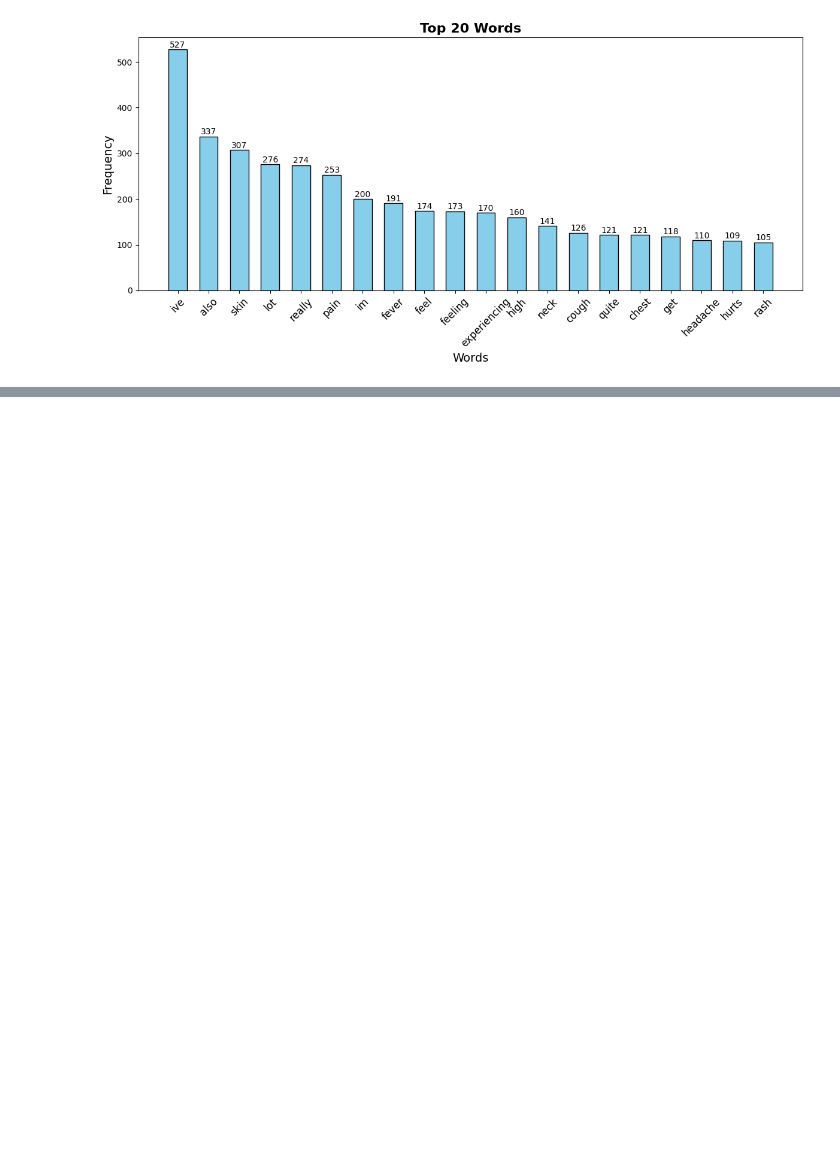
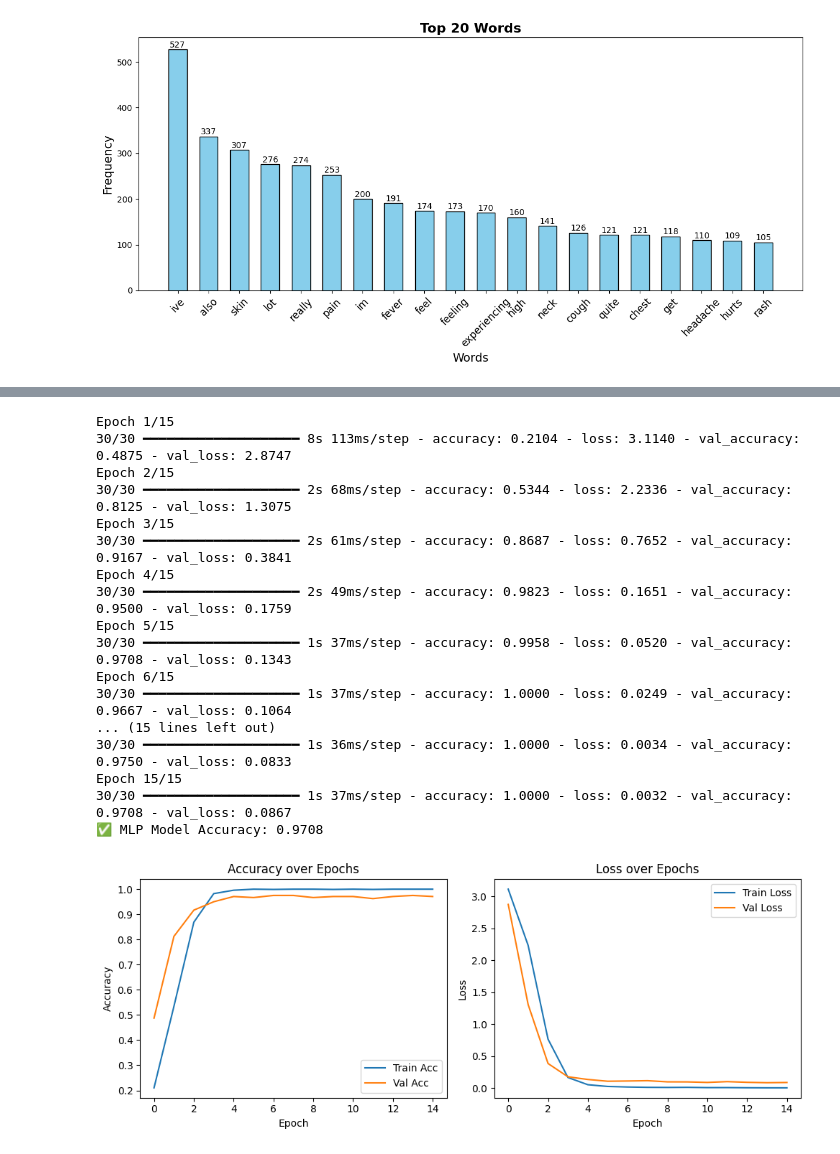
Before and after one commit to The9coder/dl-public-health-chatbot, a Jupyter notebook: eda_pipeline.ipynb, the cells around one changed output, grey strips where cells are left out. Saved outputs shown, nothing was run; the diff lists cells and outputs as text; code cells hidden in the pictures; blank space fills up the shorter version.

```diff
--- a/eda_pipeline.ipynb
+++ b/eda_pipeline.ipynb
@@ -163,0 +453,80 @@ plt.show()
+# %%
+import tensorflow as tf
+from tensorflow.keras.models import Sequential
+from tensorflow.keras.layers import Dense, Dropout
+from tensorflow.keras.utils import to_categorical
+import matplotlib.pyplot as plt
+
+# Encode labels as integers then one-hot
+from sklearn.preprocessing import LabelEncoder
+encoder = LabelEncoder()
+y_train_enc = encoder.fit_transform(y_train)
+y_test_enc = encoder.transform(y_test)
+
+y_train_cat = to_categorical(y_train_enc)
+y_test_cat = to_categorical(y_test_enc)
+
+# Build MLP model
+mlp_model = Sequential([
+    Dense(512, activation='relu', input_shape=(X_train_tfidf.shape[1],)),
+    Dropout(0.4),
+    Dense(256, activation='relu'),
+    Dropout(0.3),
+    Dense(128, activation='relu'),
+    Dropout(0.2),
+    Dense(y_train_cat.shape[1], activation='softmax')
+])
+
+# Compile
+mlp_model.compile(optimizer='adam',
+                  loss='categorical_crossentropy',
+                  metrics=['accuracy'])
+
+# Train
+history = mlp_model.fit(X_train_tfidf.toarray(), y_train_cat,
+                        validation_data=(X_test_tfidf.toarray(), y_test_cat),
+                        epochs=15, batch_size=32, verbose=1)
+
+# Evaluate
+loss, acc = mlp_model.evaluate(X_test_tfidf.toarray(), y_test_cat, verbose=0)
+print(f"✅ MLP Model Accuracy: {acc:.4f}")
+
+# Plot training curves
+plt.figure(figsize=(10,4))
+plt.subplot(1,2,1)
+plt.plot(history.history['accuracy'], label='Train Acc')
+plt.plot(history.history['val_accuracy'], label='Val Acc')
+plt.title('Accuracy over Epochs')
+plt.xlabel('Epoch')
+plt.ylabel('Accuracy')
+plt.legend()
+
+plt.subplot(1,2,2)
+plt.plot(history.history['loss'], label='Train Loss')
+plt.plot(history.history['val_loss'], label='Val Loss')
+plt.title('Loss over Epochs')
+plt.xlabel('Epoch')
+plt.ylabel('Loss')
+plt.legend()
+
+plt.tight_layout()
+plt.show()
+# %% [output]
+Epoch 1/15
+30/30 ━━━━━━━━━━━━━━━━━━━━ 8s 113ms/step - accuracy: 0.2104 - loss: 3.1140 - val_accuracy: 0.4875 - val_loss: 2.8747
+Epoch 2/15
+30/30 ━━━━━━━━━━━━━━━━━━━━ 2s 68ms/step - accuracy: 0.5344 - loss: 2.2336 - val_accuracy: 0.8125 - val_loss: 1.3075
+Epoch 3/15
+30/30 ━━━━━━━━━━━━━━━━━━━━ 2s 61ms/step - accuracy: 0.8687 - loss: 0.7652 - val_accuracy: 0.9167 - val_loss: 0.3841
+Epoch 4/15
+30/30 ━━━━━━━━━━━━━━━━━━━━ 2s 49ms/step - accuracy: 0.9823 - loss: 0.1651 - val_accuracy: 0.9500 - val_loss: 0.1759
+Epoch 5/15
+30/30 ━━━━━━━━━━━━━━━━━━━━ 1s 37ms/step - accuracy: 0.9958 - loss: 0.0520 - val_accuracy: 0.9708 - val_loss: 0.1343
+Epoch 6/15
+30/30 ━━━━━━━━━━━━━━━━━━━━ 1s 37ms/step - accuracy: 1.0000 - loss: 0.0249 - val_accuracy: 0.9667 - val_loss: 0.1064
+... (15 lines left out)
+30/30 ━━━━━━━━━━━━━━━━━━━━ 1s 36ms/step - accuracy: 1.0000 - loss: 0.0034 - val_accuracy: 0.9750 - val_loss: 0.0833
+Epoch 15/15
+30/30 ━━━━━━━━━━━━━━━━━━━━ 1s 37ms/step - accuracy: 1.0000 - loss: 0.0032 - val_accuracy: 0.9708 - val_loss: 0.0867
+✅ MLP Model Accuracy: 0.9708
+[figure, added]
```
Also changed, not shown: parts of 17 cells of this notebook.
